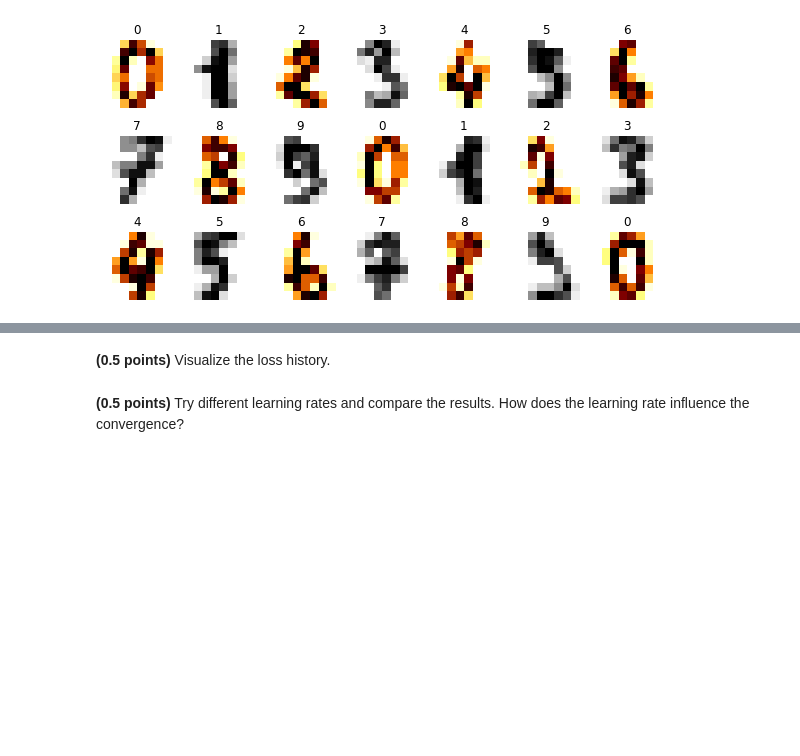
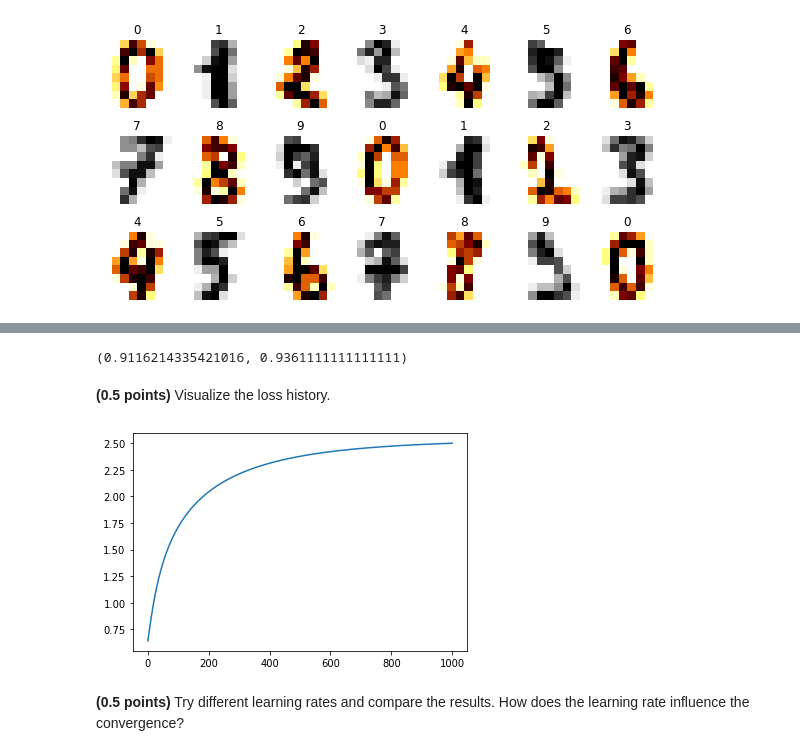
Before and after one commit to LaSegadora/rsschool_5_classification_linear_knn, a Jupyter notebook: hw_classification.ipynb, the cells around one changed output, grey strips where cells are left out. Drawn from its saved outputs; the diff is of its cells as text; code cells hidden in the pictures; blank space fills up the shorter version.

```diff
--- a/hw_classification.ipynb
+++ b/hw_classification.ipynb
@@ -60,15 +60,20 @@ class CustomLogisticRegression:
         self.random_state = np.random.RandomState(seed=random_state)
         self.zero_init = zero_init
 
+        self.loss_history = []
+
     def get_sigmoid(self, X, weights):
         """Compute the sigmoid value."""
         # <your code>
-        pass
+        return 1 / (1 + np.exp(-X@weights))
+        #pass
 
-    def get_loss(self, x, weights, y):
+    def get_loss(self, X, weights, y):
         """Calculate the loss."""
         # <your code>
-        pass
+        N = X.shape[0]
+        return -np.log(self.get_sigmoid(X=-X*y.reshape(N,1),weights=weights)).mean() + (weights**2).sum()/(2*self.C)
+        #pass
 
     def fit(self, X, y):
         """Fit the model.
@@ -79,7 +84,7 @@ class CustomLogisticRegression:
                 Target vector.
         """
         X_ext = np.hstack([np.ones((X.shape[0], 1)), X]) # a constant feature is included to handle intercept
-        num_features = X_ext.shape[1]
+        N, num_features = X_ext.shape
         if self.zero_init:
             self.weights_ = np.zeros(num_features)
         else:
@@ -88,10 +93,12 @@ class CustomLogisticRegression:
                                                       high=weight_threshold, size=num_features) # random weight initialization
 
         for i in range(self.max_iter):
-            delta = "<your code>"
+            self.loss_history.append(self.get_loss(X=X_ext,weights=self.weights_,y=y))
+            delta = -np.mean(X_ext.T*(y*self.get_sigmoid(X=-X_ext*y.reshape(N,1),weights=self.weights_)),axis=1) + self.weights_ / self.C
             self.weights_ -= self.eta * delta
-            if "<your code>":
+            if ((self.eta * delta)**2).sum()**0.5 < self.tol:
                 break
+        self.loss_history.append(self.get_loss(X=X_ext,weights=self.weights_,y=y))
 
     def predict_proba(self, X):
         """Predict positive class probabilities.
@@ -118,7 +125,10 @@ class CustomLogisticRegression:
                 Vector containing predicted class labels.
         """
         # <your code>
-        pass
+        X_ext = np.hstack([np.ones((X.shape[0], 1)), X])
+        y = self.get_sigmoid(X=X_ext,weights=self.weights_)
+        return 2*np.round(y,0).astype(int)-1
+        #pass
 # %%
 from sklearn import datasets
 from sklearn import metrics
@@ -180,10 +190,16 @@ train_acc, test_acc = fit_evaluate(model, X_train, y_train, X_test, y_test)
 # %%
 train_acc, test_acc
+# %% [output]
+(0.9116214335421016, 0.9361111111111111)
 # %%
 assert min(train_acc, test_acc) > 0.9
 # %% [markdown]
 **(0.5 points)** Visualize the loss history.
 # %%
 ## your code
+plt.plot(model.loss_history)
+plt.show()
+# %% [output]
+[figure, added]
 # %% [markdown]
 **(0.5 points)** Try different learning rates and compare the results. How does the learning rate influence the convergence?
```
Also changed, not shown: parts of 14 cells of this notebook.
